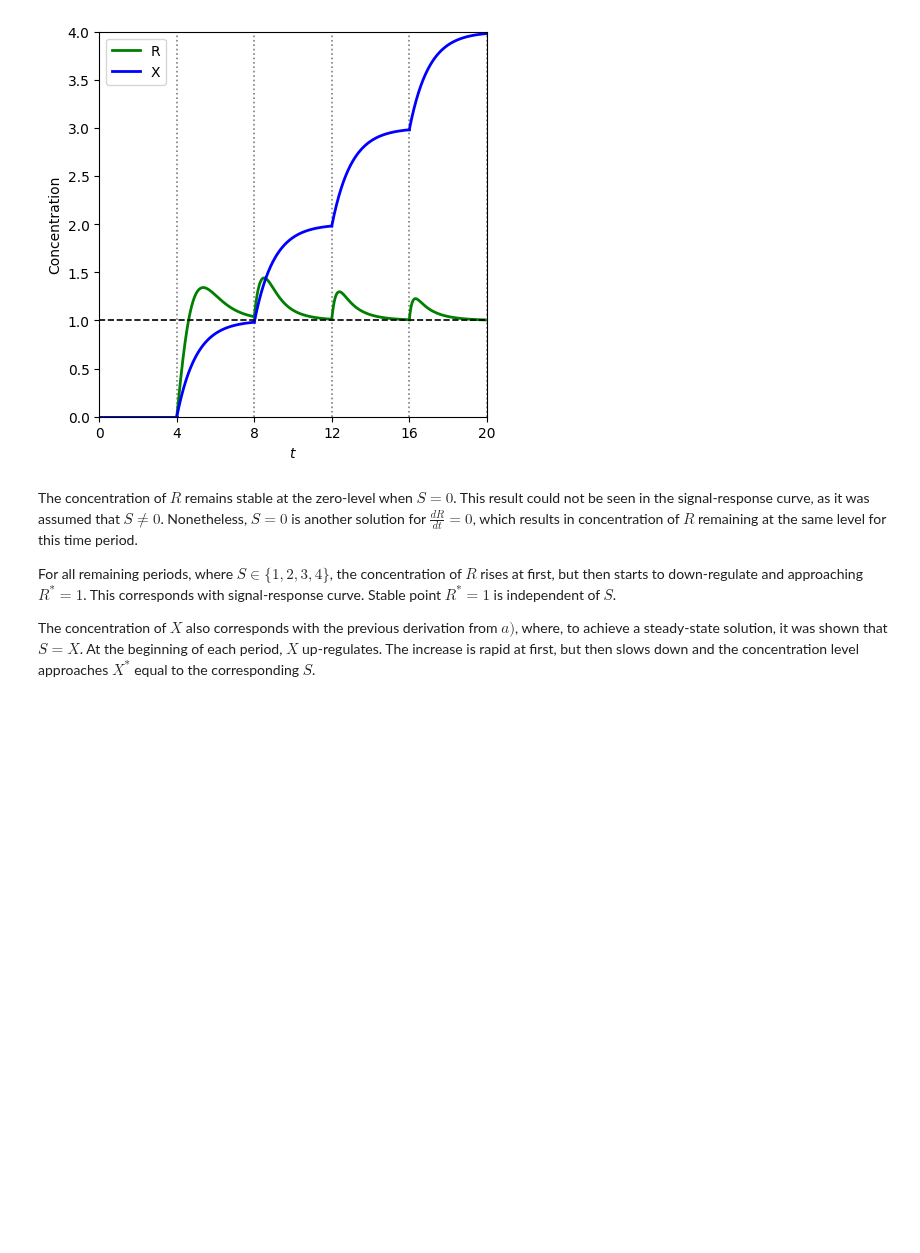
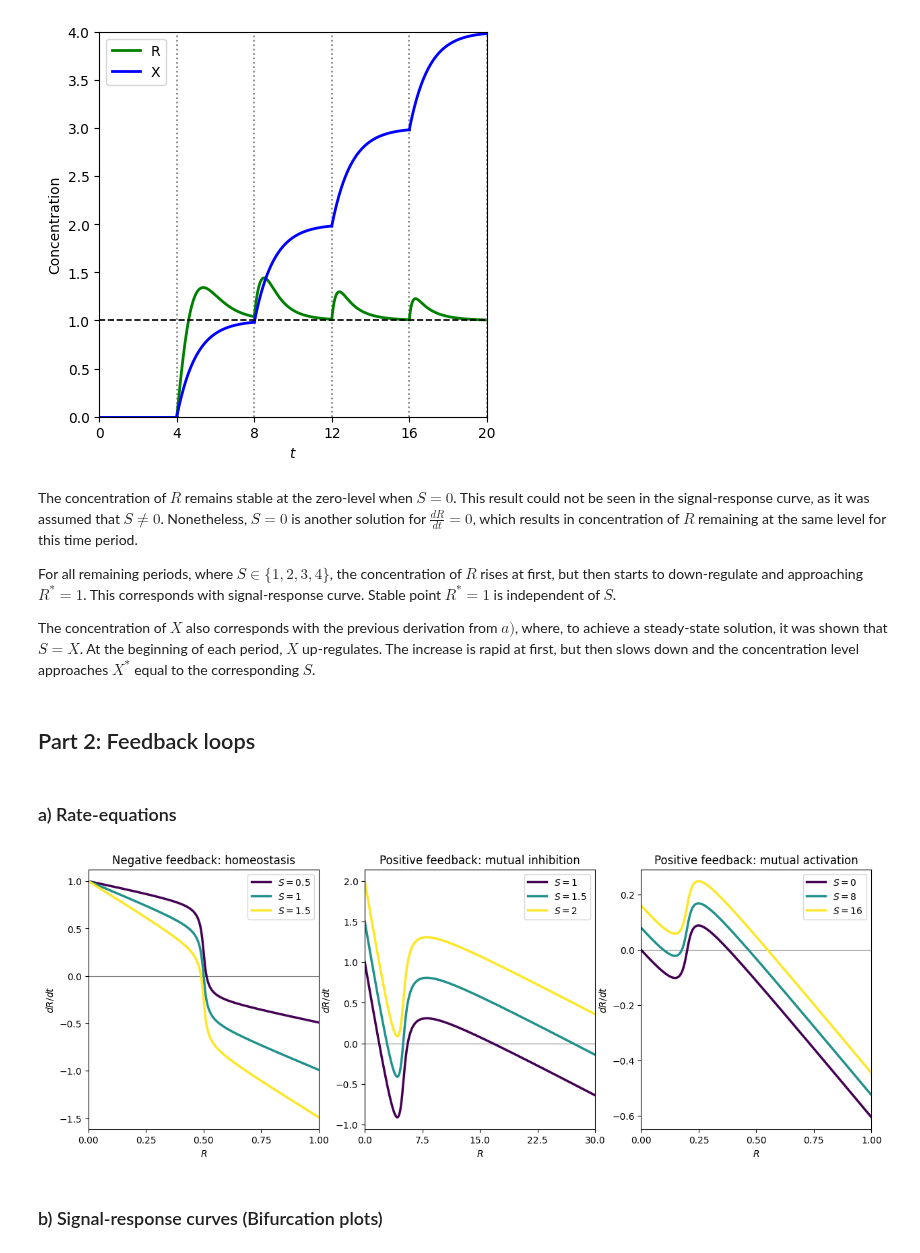
Before and after one commit to jonas4climate/metabolic-cellular-modelling, a Jupyter notebook: assignment2.ipynb, the cells around one changed output. Cells and saved outputs as stored; diff of their text form; code cells hidden in the pictures; blank space fills up the shorter version.

```diff
--- a/assignment2.ipynb
+++ b/assignment2.ipynb
@@ -130,3 +132,11 @@ The concentration of $R$ remains stable at the zero-level when $S=0$. This resul
 For all remaining periods, where $S \in \{1,2,3,4\}$, the concentration of $R$ rises at first, but then starts to down-regulate and approaching $R^{*} = 1$. This corresponds with signal-response curve. Stable point $R^{*} = 1$ is independent of $S$.
 
 The concentration of $X$ also corresponds with the previous derivation from $a)$, where, to achieve a steady-state solution, it was shown that $S = X$. At the beginning of each period, $X$ up-regulates. The increase is rapid at first, but then slows down and the concentration level approaches $X^{*}$ equal to the corresponding $S$.
+# %% [markdown]
+## Part 2: Feedback loops
+# %% [markdown]
+### a) Rate-equations
+# %%
+def G(u,v,J,K):
+    """The Goldbeter-Koshland function."""
+    return (2*u*K) / (v - u + v*J + u*K + np.sqrt((v-u+v*J+u*K)**2 - 4*(v-u)*u*K))
@@ -132,0 +158,71 @@ The concentration of $X$ also corresponds with the previous derivation from $a)$
+# %%
+def plot_rate_equation(ax, Rs, Ss, model, *args):
+    cmap = plt.get_cmap(name="viridis", lut=len(Ss))
+    ax.hlines(0, 0, np.max(Rs), lw=0.8, color="gray")
+
+    for (i, S) in enumerate(Ss):
+        dRdt = model(Rs, S, *args)
+        ax.plot(Rs, dRdt, color=cmap(i), label=r"$S=$" + f"{S}", lw=2.5)
+
+    ax.set_xlabel(r"$R$")
+    ax.set_ylabel(r"$dR/dt$")
+    ax.set_xlim((0,np.max(Rs)))
+    ax.set_xticks(np.linspace(0, np.max(Rs), 5))
+    ax.legend()
+# %%
+fig, ax = plt.subplots(1,3,figsize=(15,5))
+
+ax[0].set_title("Negative feedback: homeostasis")
+ax[1].set_title("Positive feedback: mutual inhibition")
+ax[2].set_title("Positive feedback: mutual activation")
+
+# --- Negative feedback: homeostasis ---
+k0 = 1
+k2 = 1
+k3 = 0.5
+k4 = 1
+j3 = 0.01
+j4 = 0.01
+
+homeostasis_params = [k0, k2, k3, k4, j3, j4]
+
+Ss = [0.5, 1, 1.5]
+Rs = np.linspace(0, 1, 10000)
+plot_rate_equation(ax[0], Rs, Ss, homeostasis, *homeostasis_params)
+
+# --- Positive feedback: mutual inhibition ---
+k0 = 0
+k1 = 1
+k2 = 0.05
+k2_prime = 0.5
+k3 = 1
+k4 = 0.2
+j3 = 0.05
+j4 = 0.05
+
+mutual_inhibition_params = [k0, k1, k2, k2_prime, k3, k4, j3, j4]
+
+Ss = [1,1.5,2]
+Rs = np.linspace(0, 30, 10000)
+plot_rate_equation(ax[1], Rs, Ss, mutual_inhibition, *mutual_inhibition_params)
+
+# --- Positive feedback: mutual activation ---
+k0 = 0.4
+k1 = 0.01
+k2 = 1
+k3 = 1
+k4 = 0.2
+j3 = 0.05
+j4 = 0.05
+
+mutual_activation_params = [k0, k1, k2, k3, k4, j3, j4]
+
+Ss = [0,8,16]
+Rs = np.linspace(0, 1, 10000)
+plot_rate_equation(ax[2], Rs, Ss, mutual_activation, *mutual_activation_params)
+
+plt.show()
+# %% [output]
+[figure, added]
+# %% [markdown]
+### b) Signal-response curves (Bifurcation plots)
```
Also changed, not shown: parts of 8 cells of this notebook.
